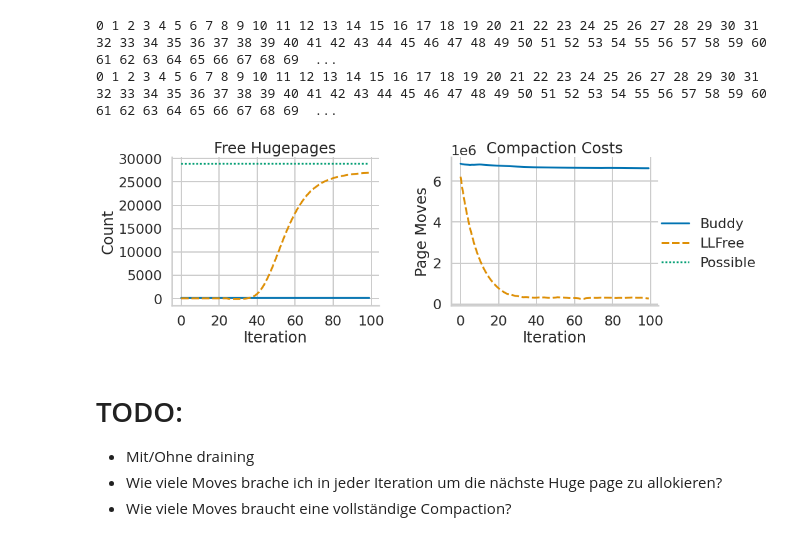
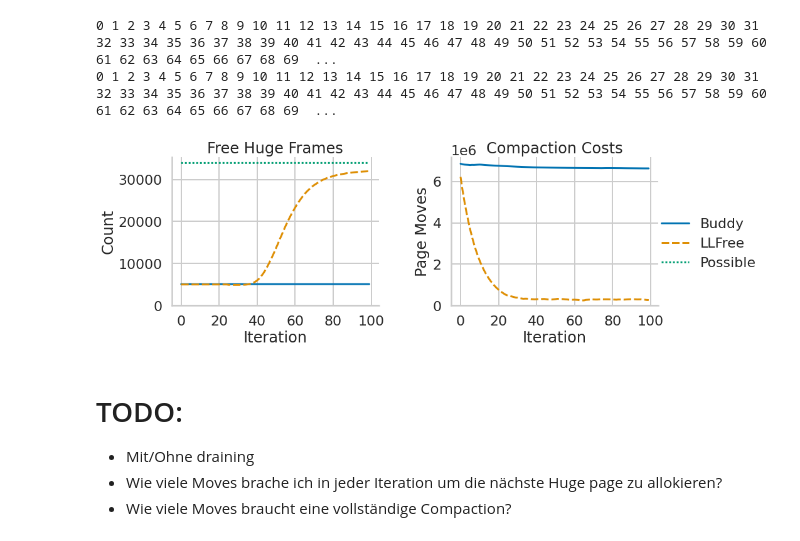
Before and after one commit to luhsra/llfree-bench, a Jupyter notebook: frag.ipynb, the cells around one changed output. Cells and saved outputs as stored; diff of their text form; code cells hidden in the pictures.

Commit message:
:bug: Rename hugepages to huge frames

```diff
--- a/frag.ipynb
+++ b/frag.ipynb
@@ -185,41 +185,41 @@ ndata = ndata[["iter", "LLFree"]]
 huge = pd.concat([bdata, ndata])
 huge = huge.melt(["iter"], value_vars=["Buddy", "LLFree", "Possible"],
                  value_name="count", var_name="alloc")
-huge["count"] -= 5000  # subtract leftover
-huge["type"] = "Free Hugepages"
+# huge["count"] -= 5000  # subtract leftover
+huge["type"] = "Free Huge Frames"
 
 # Moves
 bdata = buddy_copies.copy()
 bdata.columns = ["Buddy"]
 bdata["iter"] = bdata.index
 ldata = nvalloc_copies.copy()
 ldata.columns = ["LLFree"]
 ldata["iter"] = ldata.index
 
 move = pd.concat([bdata, ldata])
 move = move.melt(["iter"], value_vars=["Buddy", "LLFree"],
                  value_name="count", var_name="alloc")
 move["type"] = "Compaction Costs"
 
 # Combined
 data = pd.concat([huge, move])
 with sns.plotting_context("poster"):
     g = sns.FacetGrid(data, col="type", sharey=False, height=5.5, aspect=1.2)
     g.map_dataframe(sns.lineplot, x="iter", y="count", hue="alloc", style="alloc")
     g.set_titles(col_template="{col_name}")
+    g.set(ylim=(0, None))
     g.set_xlabels("Iteration")
     g.set_ylabels("Count", clear_inner=False)
     g.set(xticks=[x * 20 for x in range(6)])
     g.set()
-    g.axes_dict["Free Hugepages"].tight=True
     g.add_legend()
     g.figure.subplots_adjust(wspace=0.35)
     g.axes_dict["Compaction Costs"].set(ylabel="Page Moves")
     g.savefig("out/frag.pdf")
 
 save_dref("frag", ["type", "alloc", "iter"], data)
 # %% [output]
-[figure, old version]
+[figure, new version]
 # %% [markdown]
 # TODO:
 
```
Also changed, not shown: 2 other files.
